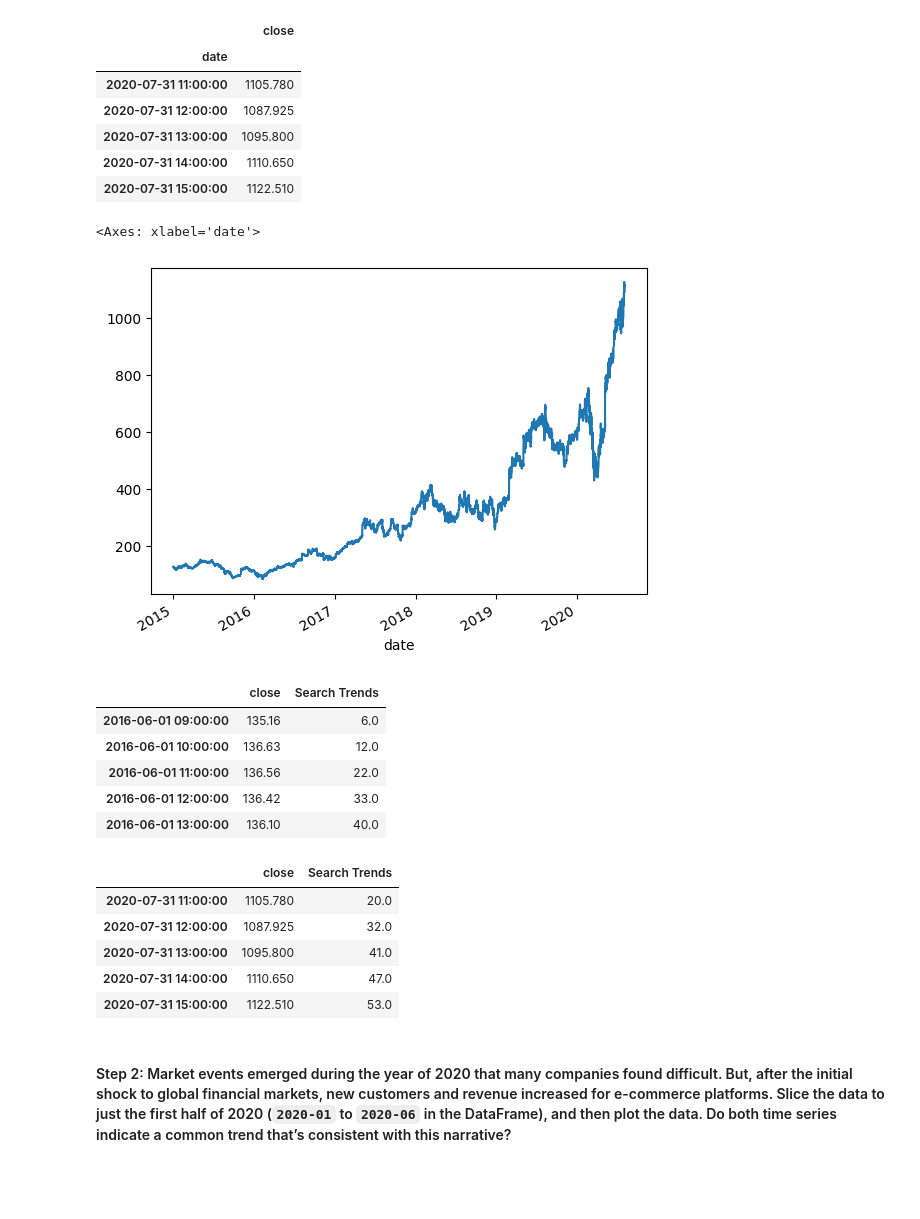
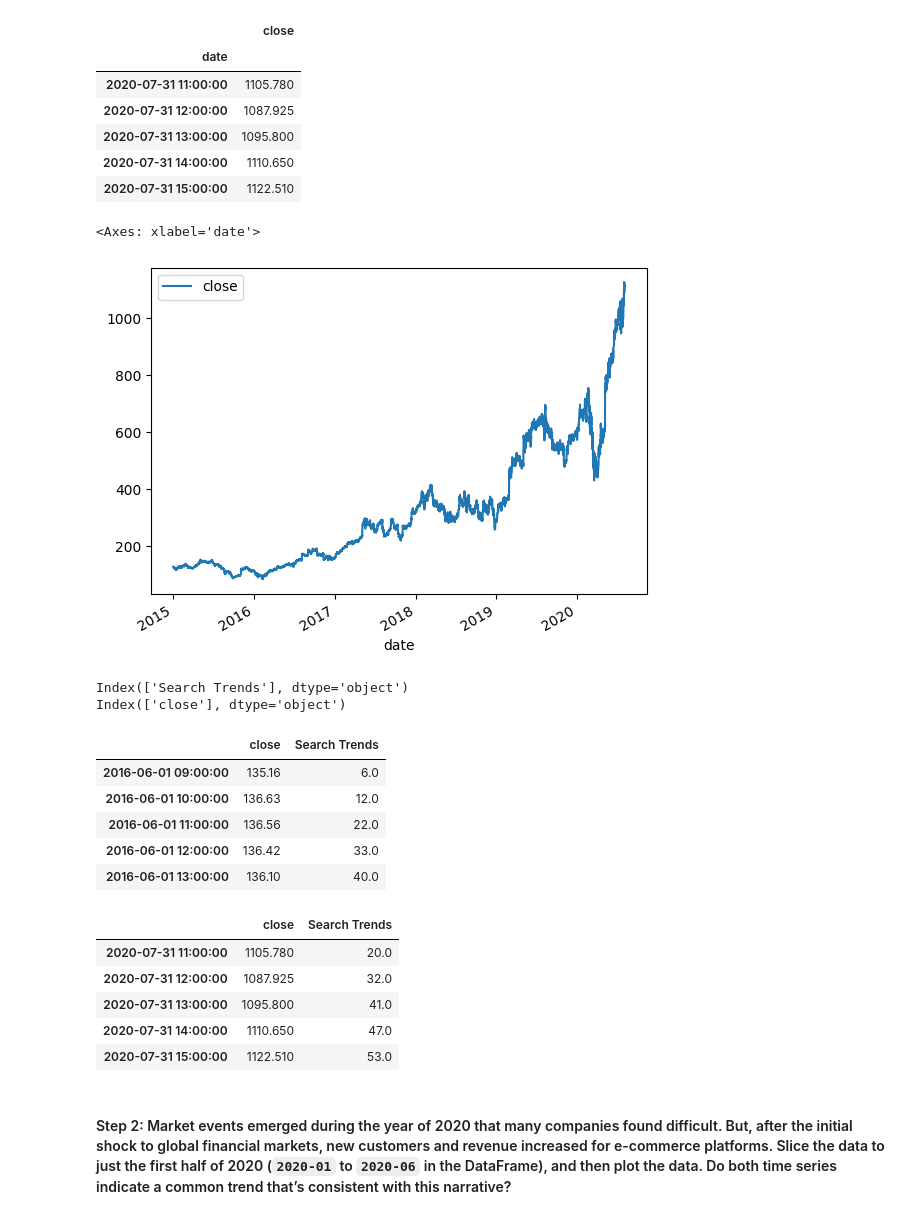
Before and after one commit to RAJESHVELAMALA/prophet-challenge, a Jupyter notebook: forecasting_net_prophet.ipynb, the cells around one changed output. Drawn from its saved outputs; the diff is of its cells as text; code cells hidden in the pictures; blank space fills up the shorter version.

```diff
--- a/forecasting_net_prophet.ipynb
+++ b/forecasting_net_prophet.ipynb
@@ -249,16 +249,26 @@ display(df_mercado_stock.tail())
 | 2020-07-31 15:00:00 | 1122.510 |
 # %%
 # Visualize the closing price of the df_mercado_stock DataFrame
+df_mercado_stock.plot()
 # %% [output]
 <Axes: xlabel='date'>
-[figure, old version]
+[figure, new version]
 # %%
 # Concatenate the df_mercado_stock DataFrame with the df_mercado_trends DataFrame
 # Concatenate the DataFrame by columns (axis=1), and drop and rows with only one column of data
 
+print(df_mercado_trends.columns)
+print(df_mercado_stock.columns)
+
+df_mercado_stock_trends = pd.concat([df_mercado_stock,df_mercado_trends],axis=1).dropna()
 
 # View the first and last five rows of the DataFrame
+
+display(df_mercado_stock_trends.head())
+display(df_mercado_stock_trends.tail())
 # %% [output]
+Index(['Search Trends'], dtype='object')
+Index(['close'], dtype='object')
 |  | close | Search Trends |
 | 2016-06-01 09:00:00 | 135.16 | 6.0 |
 | 2016-06-01 10:00:00 | 136.63 | 12.0 |
```
Also changed, not shown: parts of 3 cells of this notebook.
